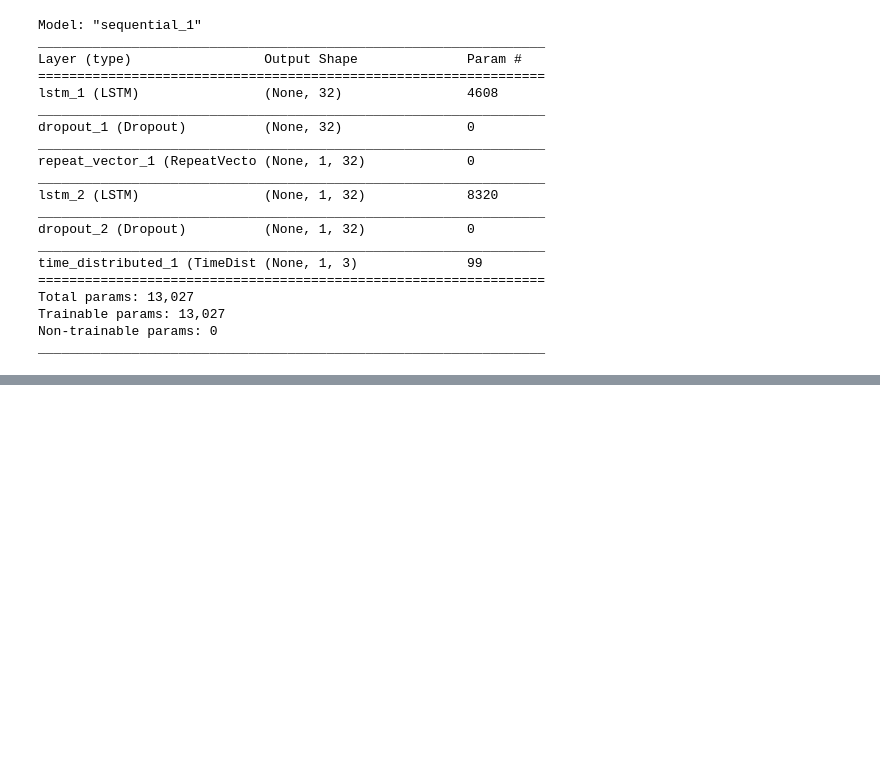
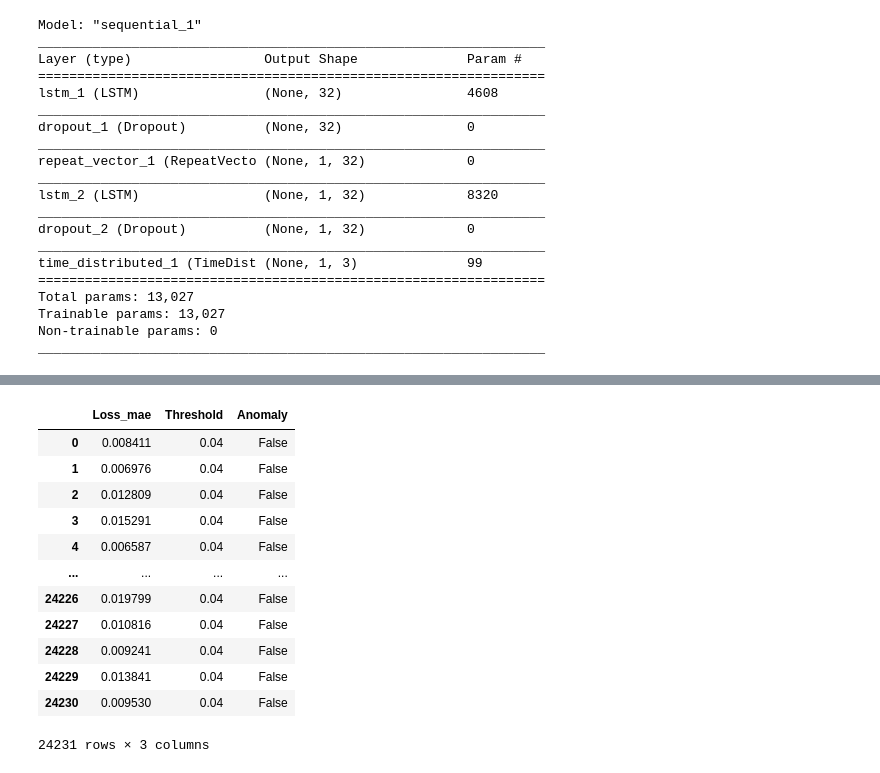
Before and after one commit to lestercardoz11/fault-detection-for-predictive-maintenance-in-industry-4.0, a Jupyter notebook: 4. LSTM+Autoencoder/LSTM Autoencoder (IR - 0.007).ipynb, the cells around one changed output, grey strips where cells are left out. Saved outputs shown, nothing was run; the diff lists cells and outputs as text; code cells hidden in the pictures; blank space fills up the shorter version.

```diff
--- a/4. LSTM+Autoencoder/LSTM Autoencoder (IR - 0.007).ipynb
+++ b/4. LSTM+Autoencoder/LSTM Autoencoder (IR - 0.007).ipynb
@@ -320,0 +355,20 @@ Anomalies: 446
+# %%
+# Seperating Normal and Faulty dataset
+x = scored_test['Anomaly'].count() / 2
+# %%
+normal_test = scored_test[scored_test.index < x]
+normal_test
+# %% [output]
+|  | Loss_mae | Threshold | Anomaly |
+| 0 | 0.008411 | 0.04 | False |
+| 1 | 0.006976 | 0.04 | False |
+| 2 | 0.012809 | 0.04 | False |
+| 3 | 0.015291 | 0.04 | False |
+| 4 | 0.006587 | 0.04 | False |
+| ... | ... | ... | ... |
+| 24226 | 0.019799 | 0.04 | False |
+| 24227 | 0.010816 | 0.04 | False |
+| 24228 | 0.009241 | 0.04 | False |
+| 24229 | 0.013841 | 0.04 | False |
+| 24230 | 0.009530 | 0.04 | False |
+24231 rows × 3 columns
```
Also changed, not shown: parts of 21 cells of this notebook.
